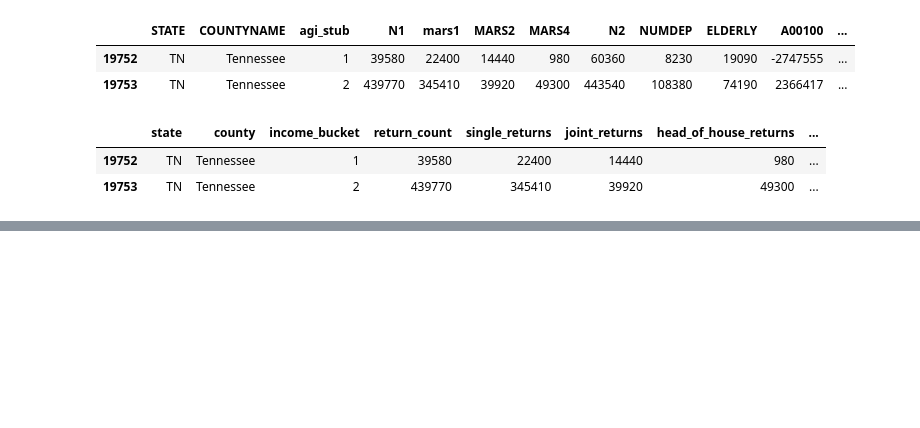
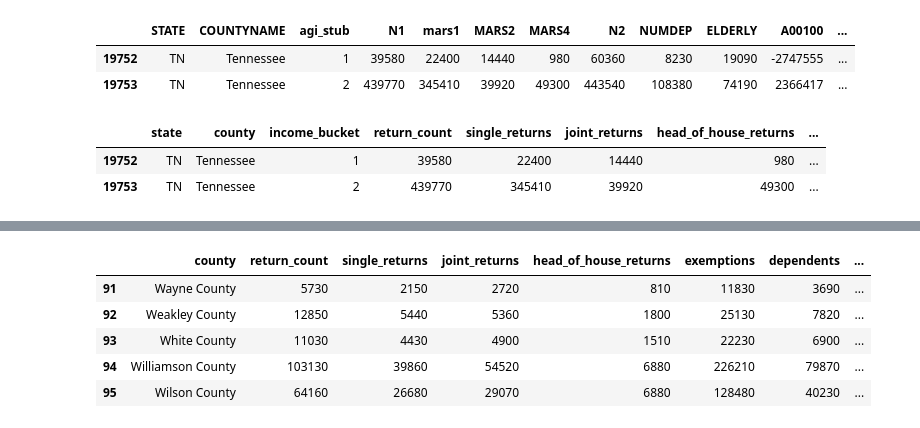
Before and after one commit to norajunef/vanderbilt-data-essentials-cohort-2, a Jupyter notebook: TN Med Health_week1.ipynb, the cells around one changed output, grey strips where cells are left out. Saved outputs shown, nothing was run; the diff lists cells and outputs as text; code cells hidden in the pictures; blank space fills up the shorter version.

```diff
--- a/TN Med Health_week1.ipynb
+++ b/TN Med Health_week1.ipynb
@@ -228,0 +263,9 @@ tenn_income.head(2)
+# %%
+income_county_agg.tail()
+# %% [output]
+|  | county | return_count | single_returns | joint_returns | head_of_house_returns | exemptions | dependents | ... |
+| 91 | Wayne County | 5730 | 2150 | 2720 | 810 | 11830 | 3690 | ... |
+| 92 | Weakley County | 12850 | 5440 | 5360 | 1800 | 25130 | 7820 | ... |
+| 93 | White County | 11030 | 4430 | 4900 | 1510 | 22230 | 6900 | ... |
+| 94 | Williamson County | 103130 | 39860 | 54520 | 6880 | 226210 | 79870 | ... |
+| 95 | Wilson County | 64160 | 26680 | 29070 | 6880 | 128480 | 40230 | ... |
```
Also changed, not shown: parts of 10 cells of this notebook.
